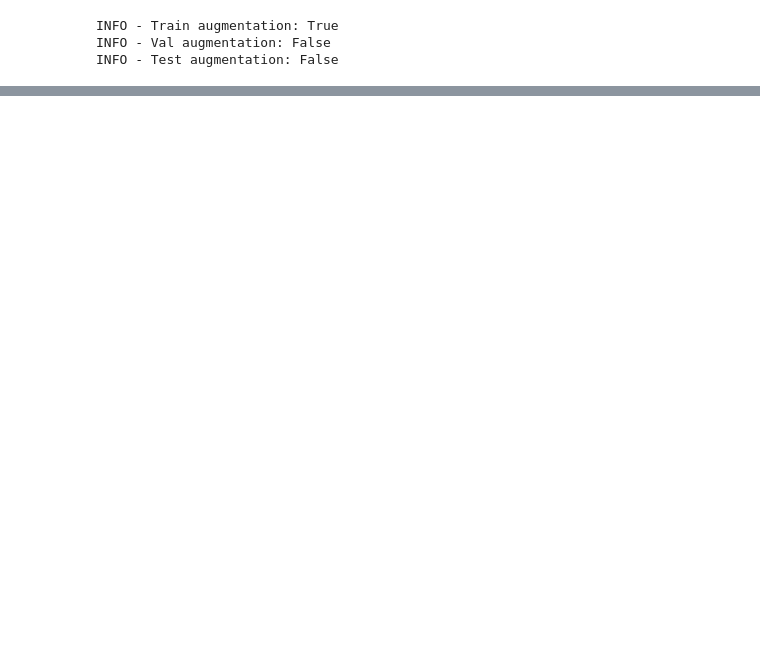
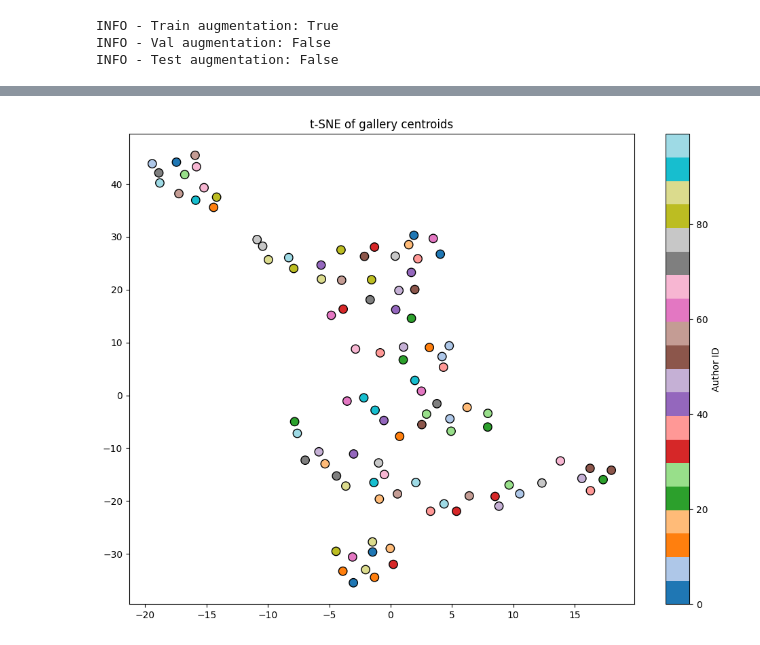
Before and after one commit to dmaman86/author-handwriting-recog, a Jupyter notebook: notebooks/code_100.ipynb, the cells around one changed output, grey strips where cells are left out. Drawn from its saved outputs; the diff is of its cells as text; code cells hidden in the pictures; blank space fills up the shorter version.

```diff
--- a/notebooks/code_100.ipynb
+++ b/notebooks/code_100.ipynb
@@ -834,0 +438,2 @@ logger.info(f"Author-level accuracy: {accuracy:.4f}")
+# %%
+gallery = build_gallery(embeddings, author_ids)
@@ -834,0 +680,27 @@ logger.info(f"Author-level accuracy: {accuracy:.4f}")
+# %%
+gallery_embeddings = np.stack(list(gallery.values()))
+gallery_author_ids = np.array(list(gallery.keys()))
+
+tsne = TSNE(
+    n_components=2,
+    perplexity=10,
+    max_iter=1000,
+    random_state=42,
+)
+
+gallery_2d = tsne.fit_transform(gallery_embeddings)
+
+plt.figure(figsize=(12, 9))
+plt.scatter(
+    gallery_2d[:, 0],
+    gallery_2d[:, 1],
+    c=gallery_author_ids,
+    cmap="tab20",
+    s=80,
+    edgecolors="black",
+)
+plt.colorbar(label="Author ID")
+plt.title("t-SNE of gallery centroids")
+plt.show()
+# %% [output]
+[figure, added]
```
Also changed, not shown: parts of 104 cells of this notebook, 26 other files.
